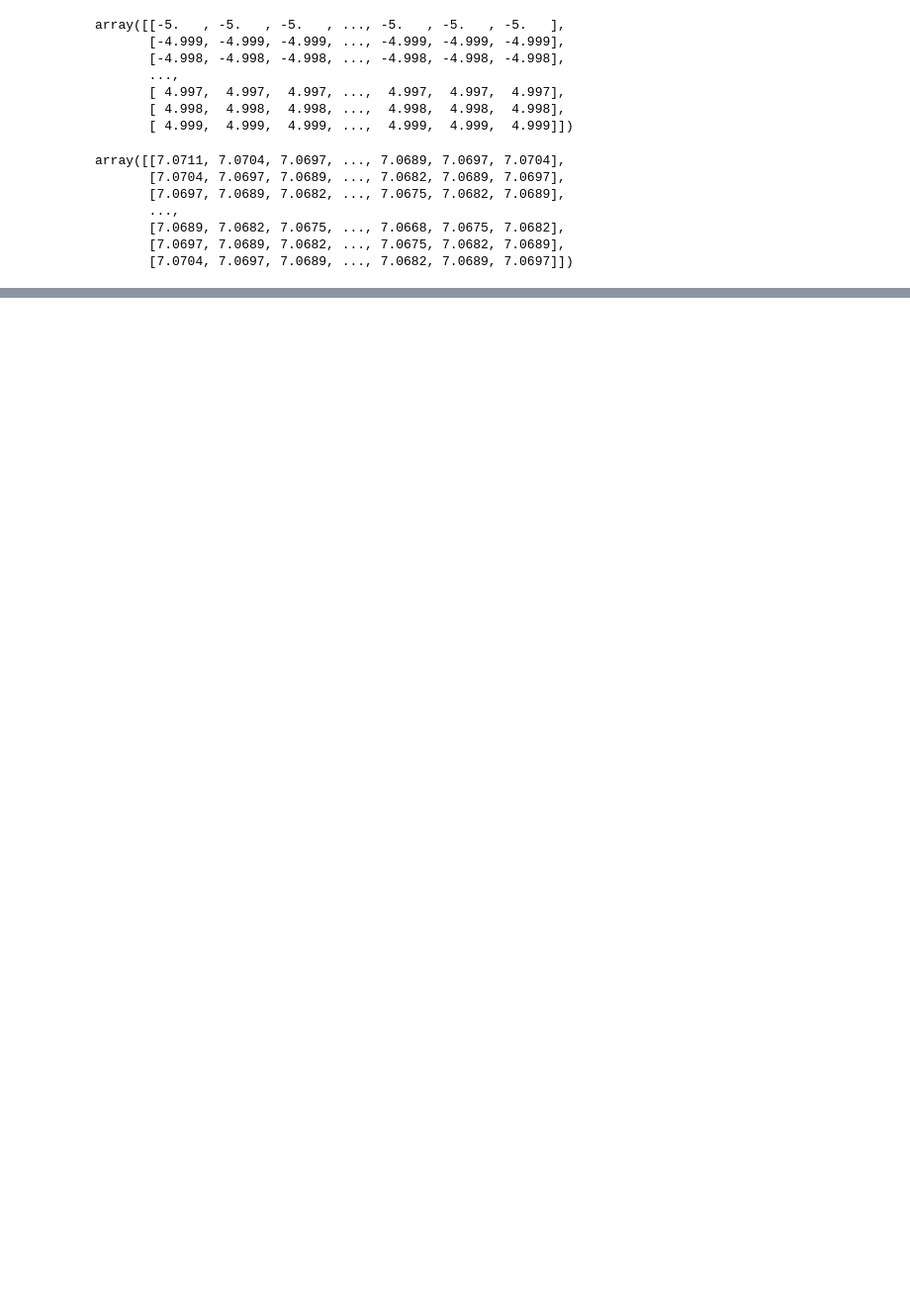
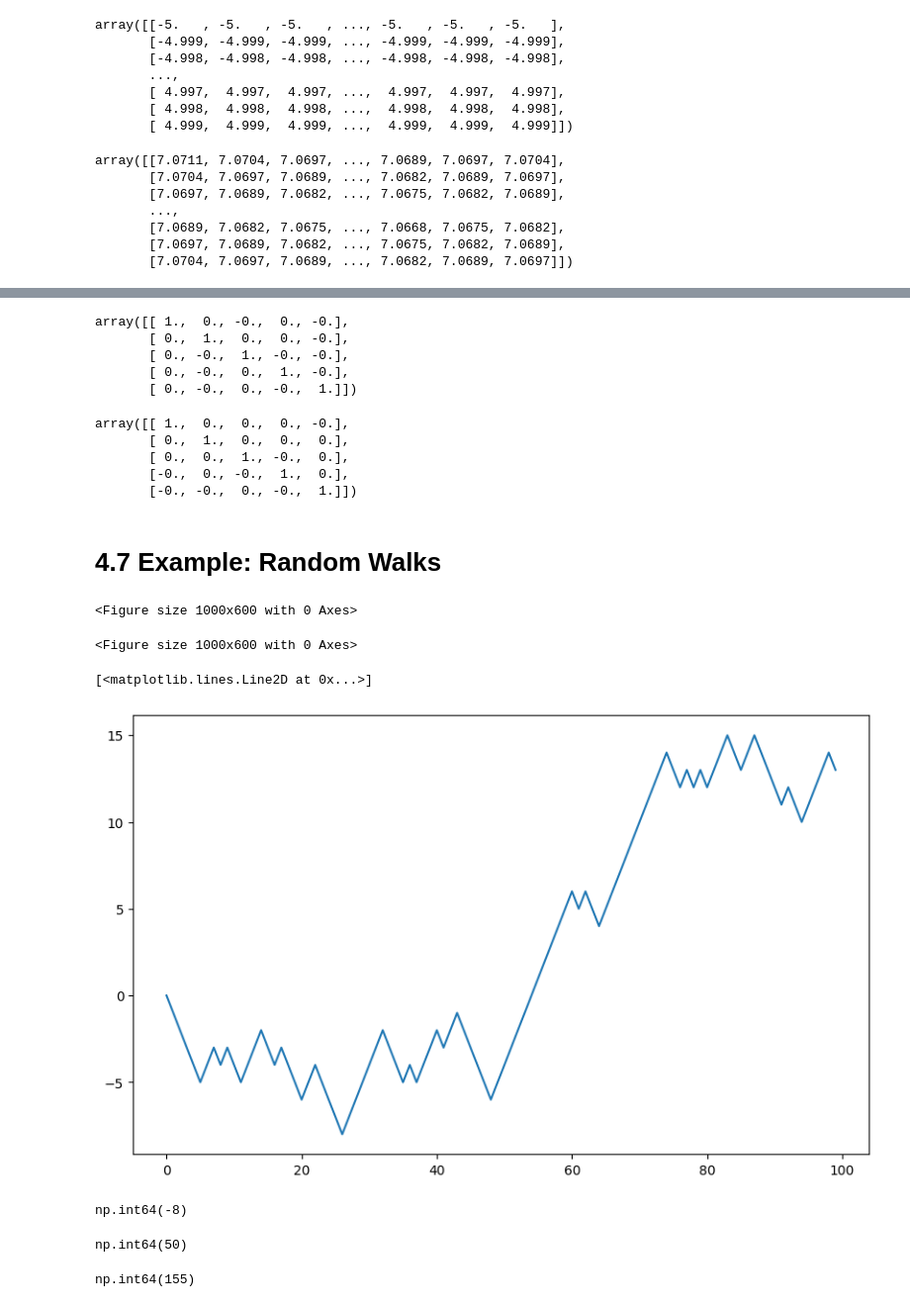
Before and after one commit to Saifullah785/python-for-data-analysis-notes, a Jupyter notebook: Chapter_04_NumPy_Basics:_Arrays_and_Vectorized_Computation/Chapter_04_NumPy_Basics__Arrays_and_Vectorized_Computation.ipynb, the cells around one changed output, grey strips where cells are left out. Shown: that part at 99% size. Saved outputs shown, nothing was run; the diff lists cells and outputs as text; code cells hidden in the pictures; blank space fills up the shorter version.

```diff
--- a/Chapter_04_NumPy_Basics:_Arrays_and_Vectorized_Computation/Chapter_04_NumPy_Basics__Arrays_and_Vectorized_Computation.ipynb
+++ b/Chapter_04_NumPy_Basics:_Arrays_and_Vectorized_Computation/Chapter_04_NumPy_Basics__Arrays_and_Vectorized_Computation.ipynb
@@ -757,0 +1038,37 @@ array([[7.0711, 7.0704, 7.0697, ..., 7.0689, 7.0697, 7.0704],
+# %%
+mat @ inv(mat) # Perform matrix multiplication of 'mat' and its inverse using the @ operator (should result in an identity matrix)
+# %% [output]
+array([[ 1.,  0., -0.,  0., -0.],
+       [ 0.,  1.,  0.,  0., -0.],
+       [ 0., -0.,  1., -0., -0.],
+       [ 0., -0.,  0.,  1., -0.],
+       [ 0., -0.,  0., -0.,  1.]])
+# %%
+mat.dot(inv(mat)) # Perform matrix multiplication of 'mat' and its inverse using the dot method (should result in an identity matrix)
+# %% [output]
+array([[ 1.,  0.,  0.,  0., -0.],
+       [ 0.,  1.,  0.,  0.,  0.],
+       [ 0.,  0.,  1., -0.,  0.],
+       [-0.,  0., -0.,  1.,  0.],
+       [-0., -0.,  0., -0.,  1.]])
+# %% [markdown]
+# **4.7 Example: Random Walks**
+# %%
+import random # Import the random module
+position = 0 # Initialize the position
+walk = [position] # Initialize the walk list with the starting position
+nsteps = 1000 # Set the number of steps
+for _ in range(nsteps): # Loop for the specified number of steps
+  step = 1 if random.randint(0, 1) else -1 # Randomly choose either 1 or -1 as the step size
+  position += step # Update the position
+  walk.append(position) # Append the new position to the walk list
+# %%
+plt.figure() # Create a new figure for plotting
+# %% [output]
+<Figure size 1000x600 with 0 Axes>
+<Figure size 1000x600 with 0 Axes>
+# %%
+plt.plot(walk[:100]) # Plot the first 100 steps of the walk
+# %% [output]
+[<matplotlib.lines.Line2D at 0x...>]
+[figure, added]
@@ -757,0 +1081,12 @@ array([[7.0711, 7.0704, 7.0697, ..., 7.0689, 7.0697, 7.0704],
+# %%
+walk.min() # Find the minimum value in the walk array
+# %% [output]
+np.int64(-8)
+# %%
+walk.max() # Find the maximum value in the walk array
+# %% [output]
+np.int64(50)
+# %%
+(np.abs(walk) >= 10).argmax() # Find the index of the first step where the absolute value of the walk is greater than or equal to 10
+# %% [output]
+np.int64(155)
```
Also changed, not shown: parts of 68 cells of this notebook.
